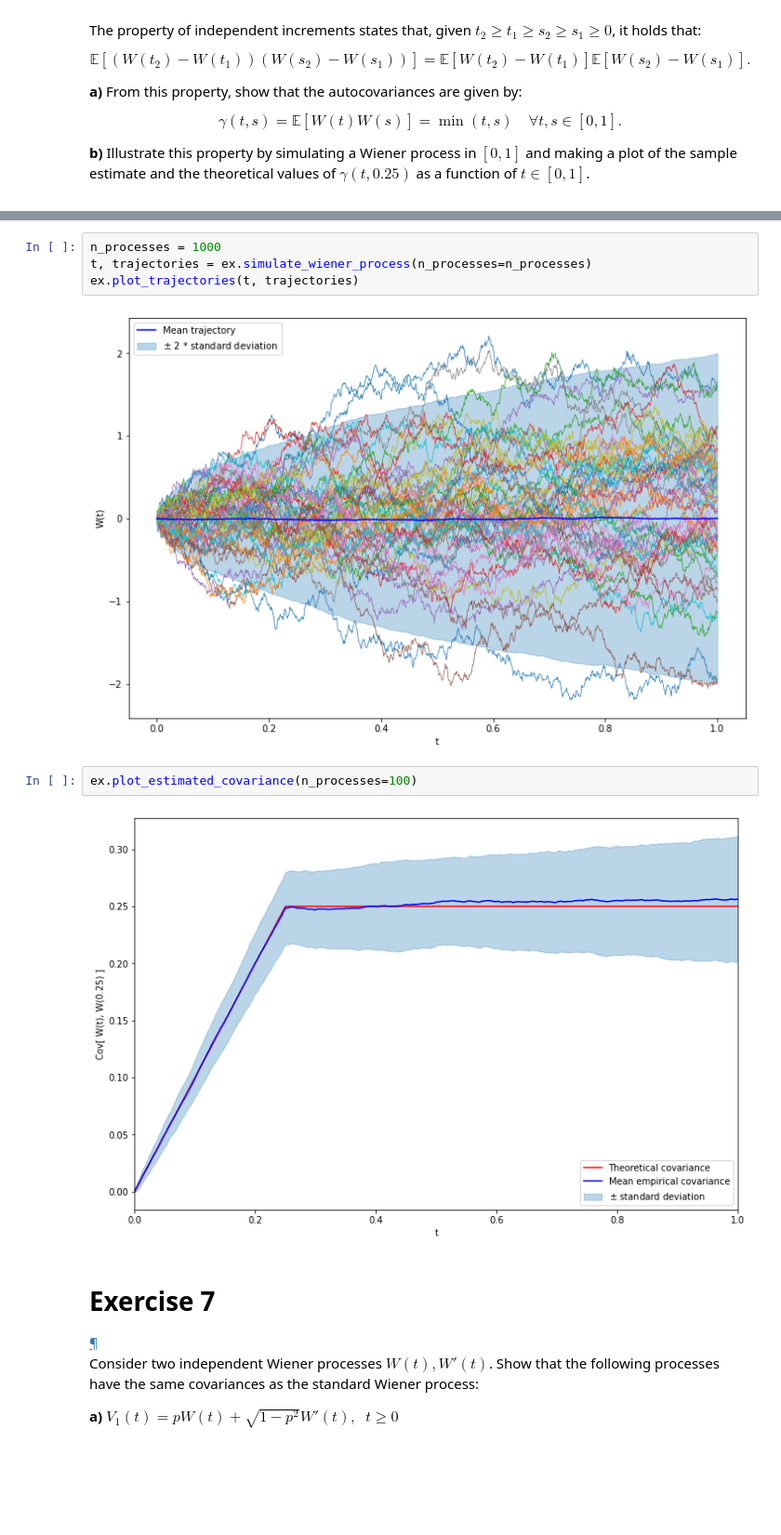
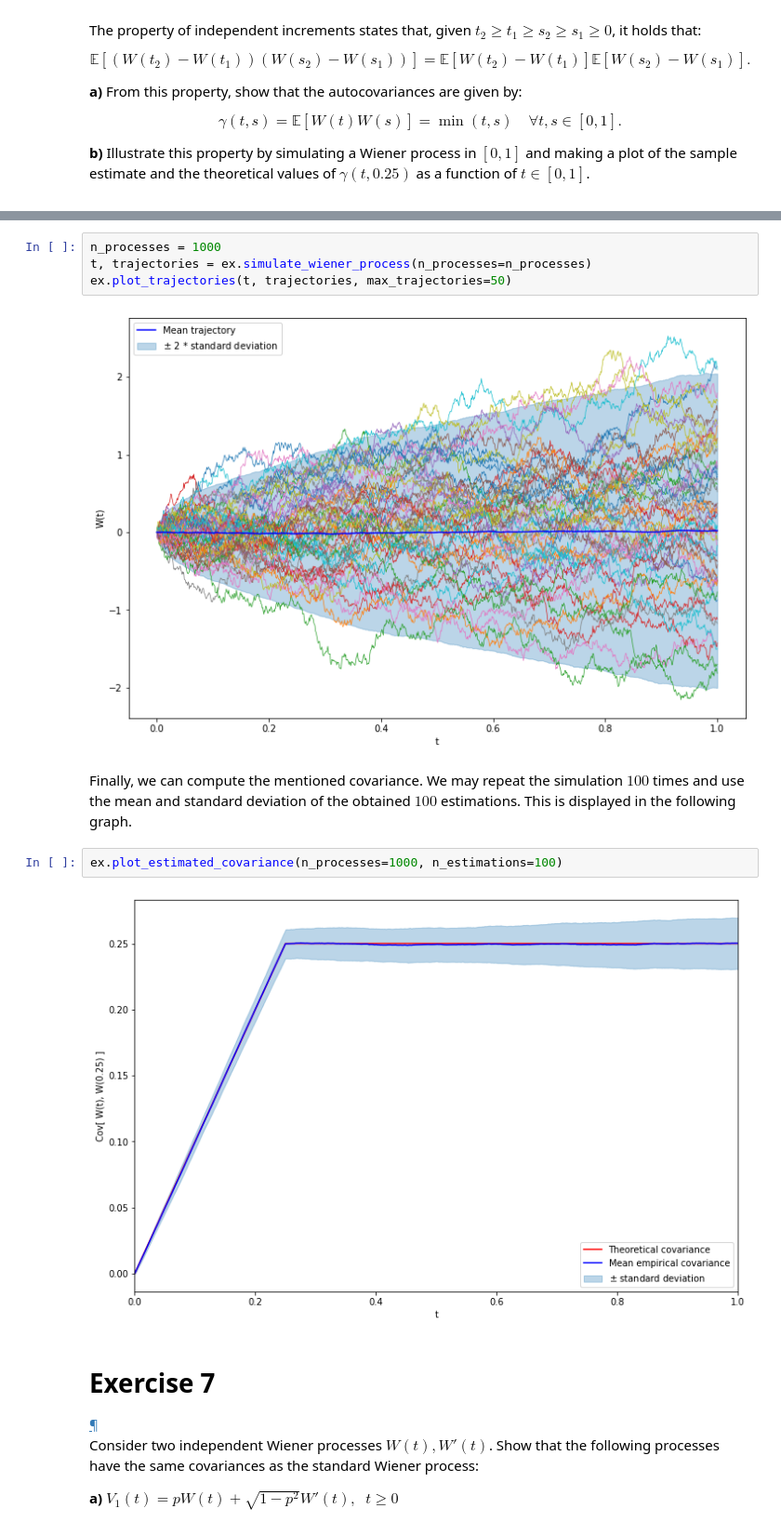
Before and after one commit to Ocete/mcd-pe-continuo, a Jupyter notebook: P1/ejercicios.ipynb, the cells around one changed output, grey strips where cells are left out. Shown at 93% size. Saved outputs shown, nothing was run; the diff lists cells and outputs as text; blank space fills up the shorter version.

```diff
--- a/P1/ejercicios.ipynb
+++ b/P1/ejercicios.ipynb
@@ -539,13 +544,15 @@ where we used $\mathbb E [ W(t) ] = 0$ and $\text{Var} [ W(t) ] = t$ for all $t
 # %%
 n_processes = 1000
 t, trajectories = ex.simulate_wiener_process(n_processes=n_processes)
-ex.plot_trajectories(t, trajectories)
+ex.plot_trajectories(t, trajectories, max_trajectories=50)
 # %% [output]
-[figure, old version]
+[figure, new version]
+# %% [markdown]
+Finally, we can compute the mentioned covariance. We may repeat the simulation $100$ times and use the mean and standard deviation of the obtained $100$ estimations. This is displayed in the following graph.
 # %%
-ex.plot_estimated_covariance(n_processes=100)
+ex.plot_estimated_covariance(n_processes=1000, n_estimations=100)
 # %% [output]
-[figure, old version]
+[figure, new version]
 # %% [markdown]
 <div class="myblock exercise">
 <h1>Exercise 7</h1> <a href='#Ejercicio-7' class='anchor-link'>¶</a>
```
Also changed, not shown: parts of 14 cells of this notebook, 6 other files.
